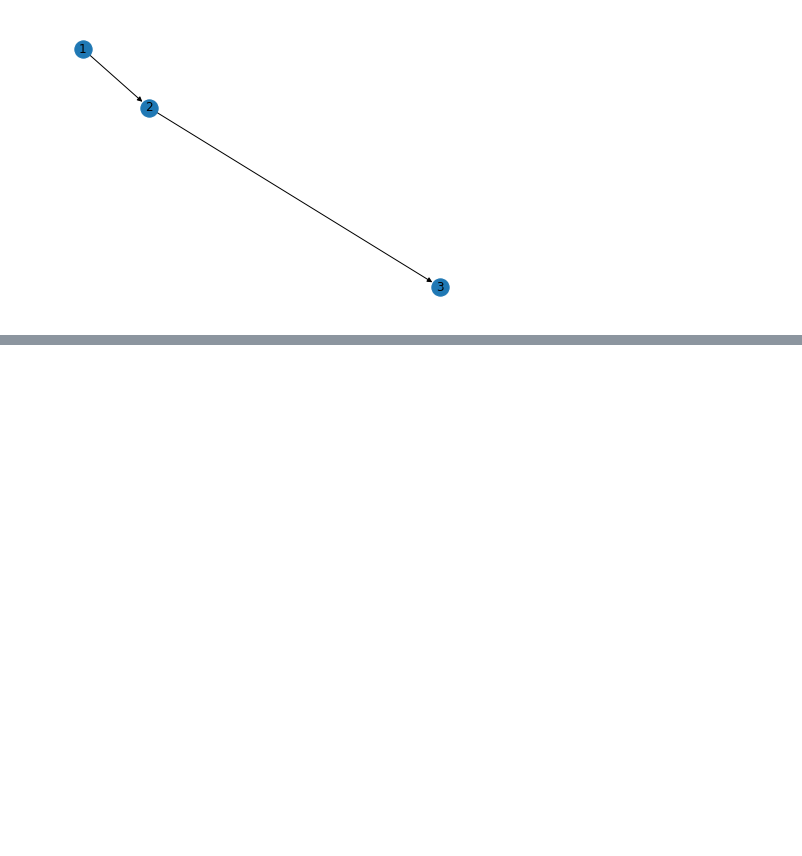
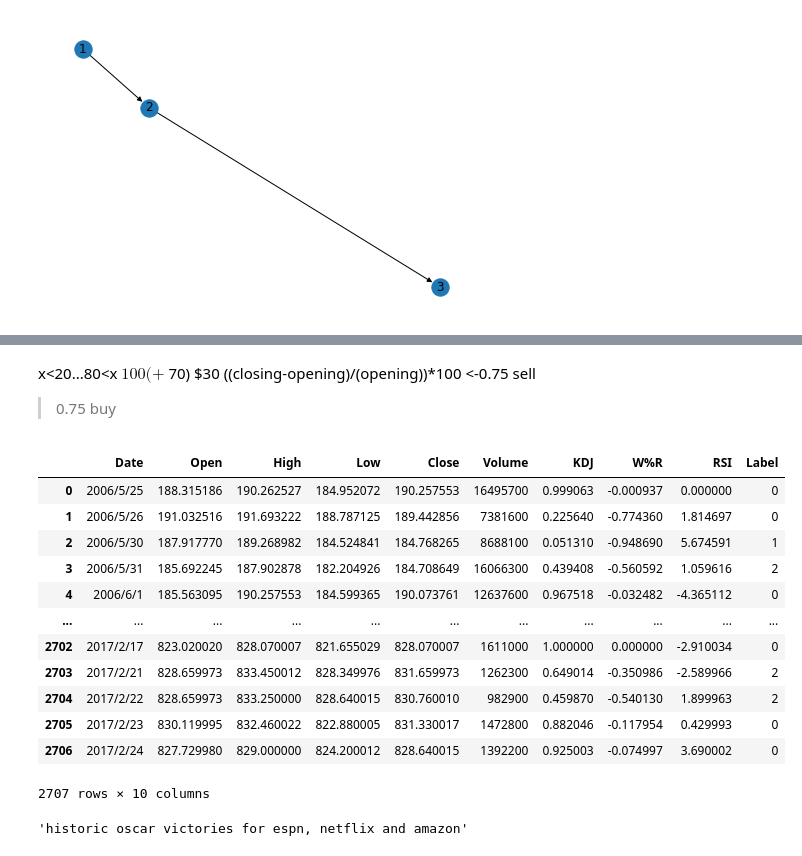
Before and after one commit to Le-Triumvirat/CADS-Internship, a Jupyter notebook: Anomaly_detection_in_financial_services_using_knowledge_graphs_and_machine_learning.ipynb, the cells around one changed output, grey strips where cells are left out. Cells and saved outputs as stored; diff of their text form; code cells hidden in the pictures; blank space fills up the shorter version.

```diff
--- a/Anomaly_detection_in_financial_services_using_knowledge_graphs_and_machine_learning.ipynb
+++ b/Anomaly_detection_in_financial_services_using_knowledge_graphs_and_machine_learning.ipynb
@@ -610,0 +664,39 @@ Length: 2707, dtype: bool
+# %% [markdown]
+x<20...80<x
+$100
+(+$70)
+$30
+((closing-opening)/(opening))*100
+<-0.75 sell
+>0.75 buy
+# %%
+goog['Label']=label
+goog
+# %% [output]
+|  | Date | Open | High | Low | Close | Volume | KDJ | W%R | RSI | Label |
+| 0 | 2006/5/25 | 188.315186 | 190.262527 | 184.952072 | 190.257553 | 16495700 | 0.999063 | -0.000937 | 0.000000 | 0 |
+| 1 | 2006/5/26 | 191.032516 | 191.693222 | 188.787125 | 189.442856 | 7381600 | 0.225640 | -0.774360 | 1.814697 | 0 |
+| 2 | 2006/5/30 | 187.917770 | 189.268982 | 184.524841 | 184.768265 | 8688100 | 0.051310 | -0.948690 | 5.674591 | 1 |
+| 3 | 2006/5/31 | 185.692245 | 187.902878 | 182.204926 | 184.708649 | 16066300 | 0.439408 | -0.560592 | 1.059616 | 2 |
+| 4 | 2006/6/1 | 185.563095 | 190.257553 | 184.599365 | 190.073761 | 12637600 | 0.967518 | -0.032482 | -4.365112 | 0 |
+| ... | ... | ... | ... | ... | ... | ... | ... | ... | ... | ... |
+| 2702 | 2017/2/17 | 823.020020 | 828.070007 | 821.655029 | 828.070007 | 1611000 | 1.000000 | 0.000000 | -2.910034 | 0 |
+| 2703 | 2017/2/21 | 828.659973 | 833.450012 | 828.349976 | 831.659973 | 1262300 | 0.649014 | -0.350986 | -2.589966 | 2 |
+| 2704 | 2017/2/22 | 828.659973 | 833.250000 | 828.640015 | 830.760010 | 982900 | 0.459870 | -0.540130 | 1.899963 | 2 |
+| 2705 | 2017/2/23 | 830.119995 | 832.460022 | 822.880005 | 831.330017 | 1472800 | 0.882046 | -0.117954 | 0.429993 | 0 |
+| 2706 | 2017/2/24 | 827.729980 | 829.000000 | 824.200012 | 828.640015 | 1392200 | 0.925003 | -0.074997 | 3.690002 | 0 |
+2707 rows × 10 columns
+# %%
+'''
+TF-IDF trial
+'''
+import pandas as pd
+# from sklearn.feature_extraction.text import TfidfTransformer
+from sklearn.feature_extraction.text import TfidfVectorizer
+
+googH = pd.read_csv('./headlines/Pre-processed/google.csv')
+type(googH['Title'])
+headlines_list=googH['Title'].values.tolist()
+headlines_list[0]
+# %% [output]
+'historic oscar victories for espn, netflix and amazon'
```
Also changed, not shown: parts of 8 cells of this notebook, 1 other file.
